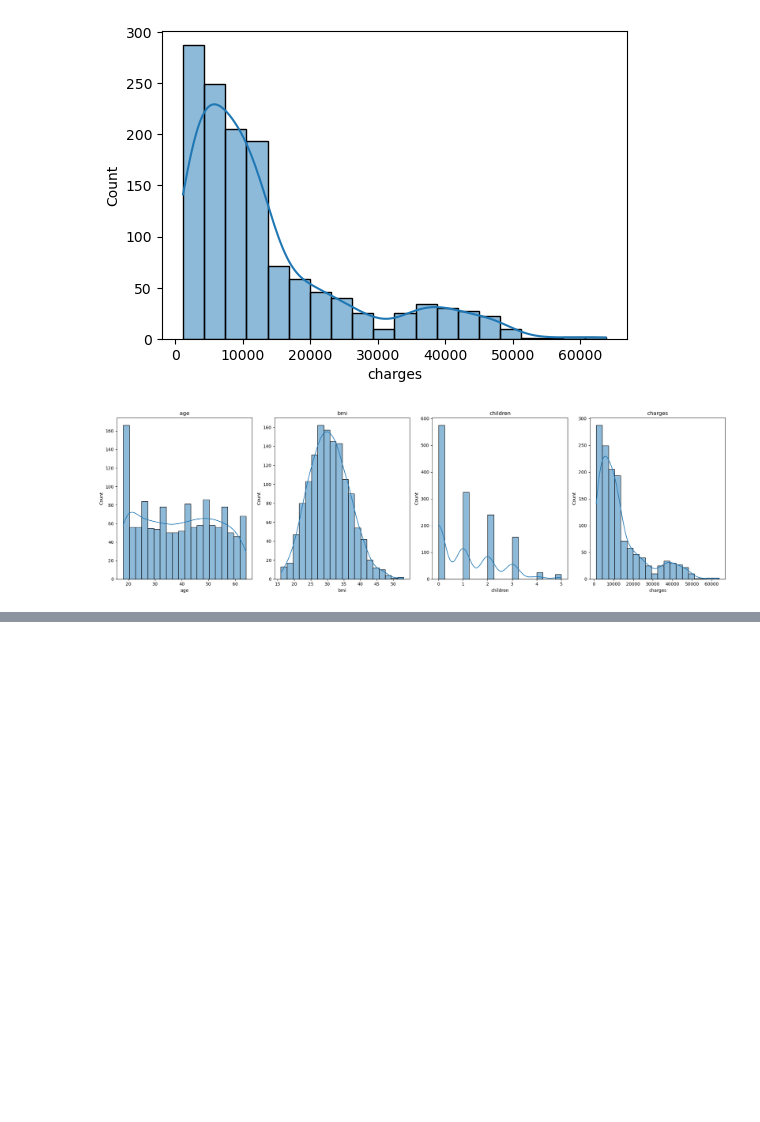
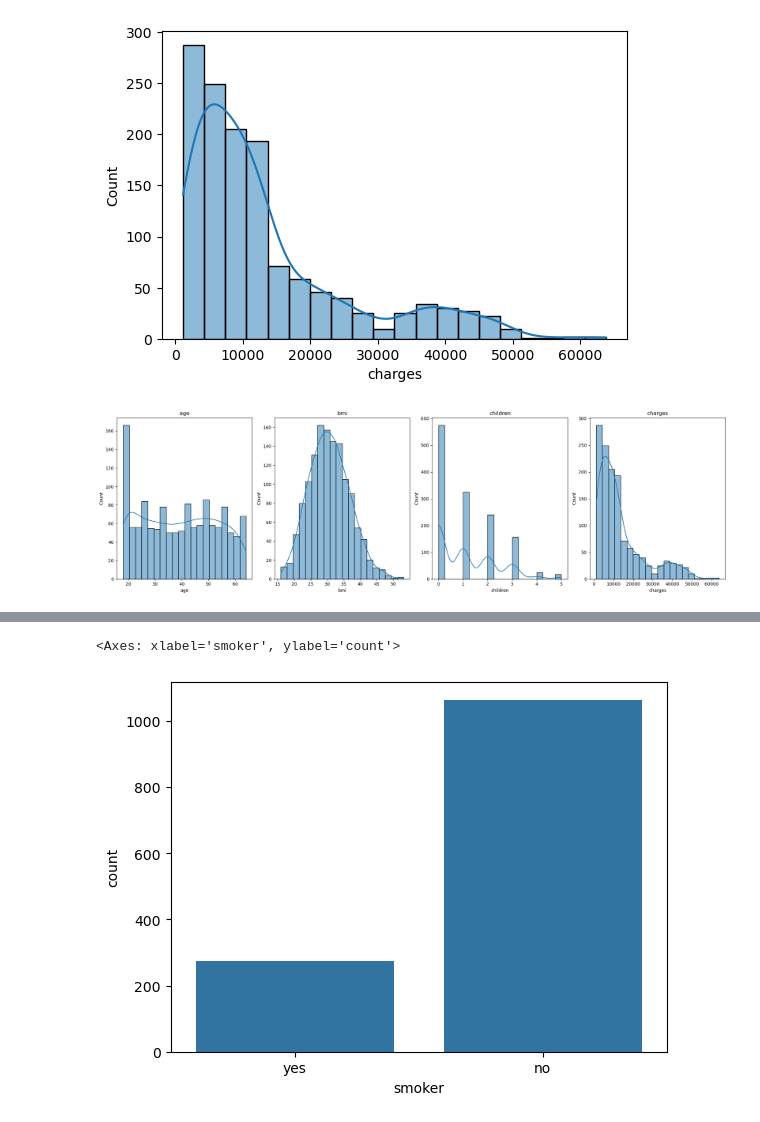
Before and after one commit to Md-Ruhul-Amin-Rony/MachineLearningYT_Sheriyan, a Jupyter notebook: insurance.ipynb, the cells around one changed output, grey strips where cells are left out. Drawn from its saved outputs; the diff is of its cells as text; code cells hidden in the pictures; blank space fills up the shorter version.

```diff
--- a/insurance.ipynb
+++ b/insurance.ipynb
@@ -110,0 +116,5 @@ plt.show()
+# %%
+sns.countplot(x=df['smoker'])
+# %% [output]
+<Axes: xlabel='smoker', ylabel='count'>
+[figure, added]
```
Also changed, not shown: parts of 10 cells of this notebook.
